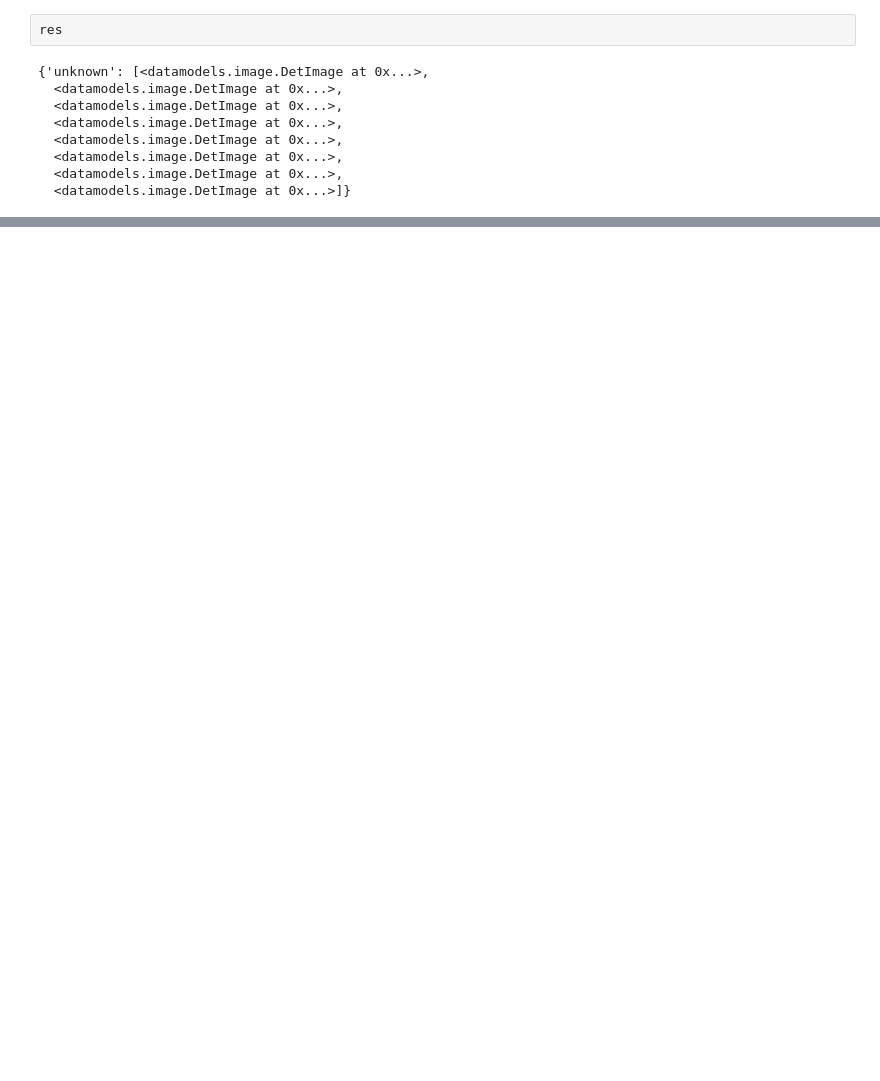
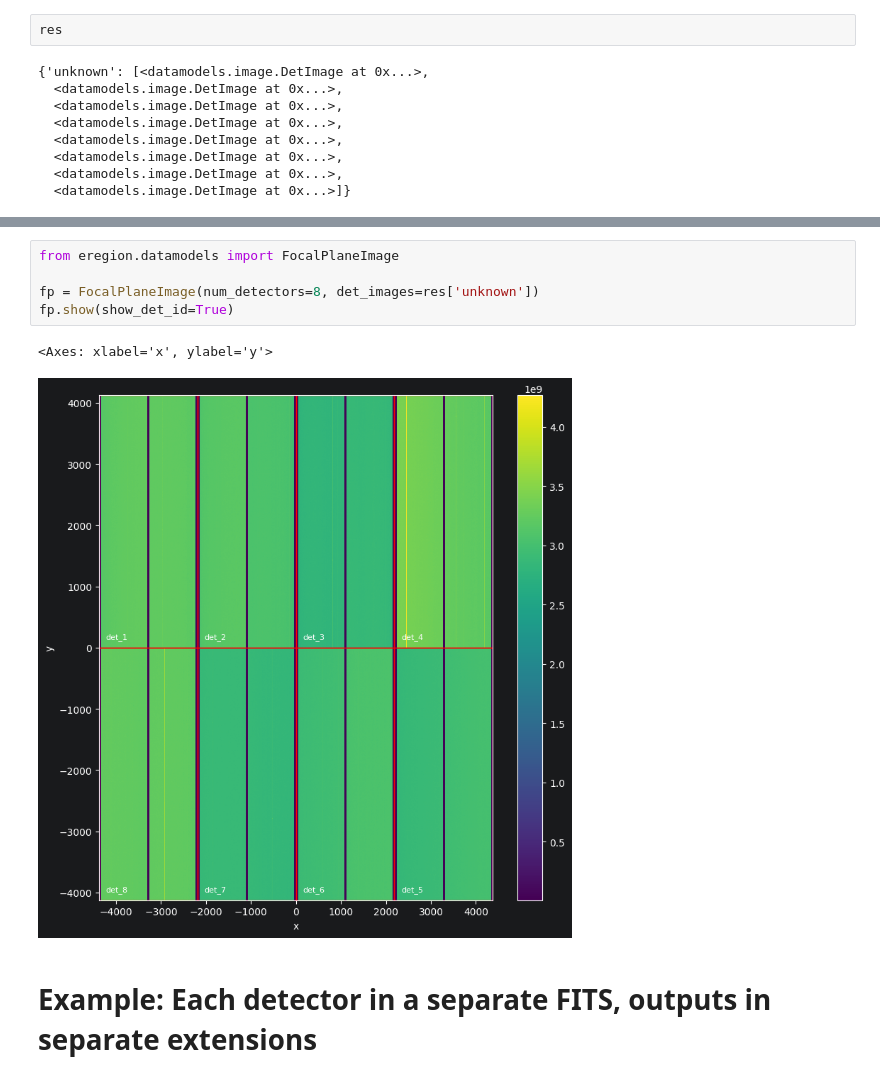
Before and after one commit to CaltechOpticalObservatories/eregion, a Jupyter notebook: playground/deimos_sci_testing.ipynb, the cells around one changed output, grey strips where cells are left out. Cells and saved outputs as stored; diff of their text form; blank space fills up the shorter version.

```diff
--- a/playground/deimos_sci_testing.ipynb
+++ b/playground/deimos_sci_testing.ipynb
@@ -47,0 +66,10 @@ Text(0.5, 1.0, 'E5')
+# %%
+from eregion.datamodels import FocalPlaneImage
+
+fp = FocalPlaneImage(num_detectors=8, det_images=res['unknown'])
+fp.show(show_det_id=True)
+# %% [output]
+<Axes: xlabel='x', ylabel='y'>
+[figure, added]
+# %% [markdown]
+# Example: Each detector in a separate FITS, outputs in separate extensions
```
Also changed, not shown: parts of 9 cells of this notebook, 21 other files.
